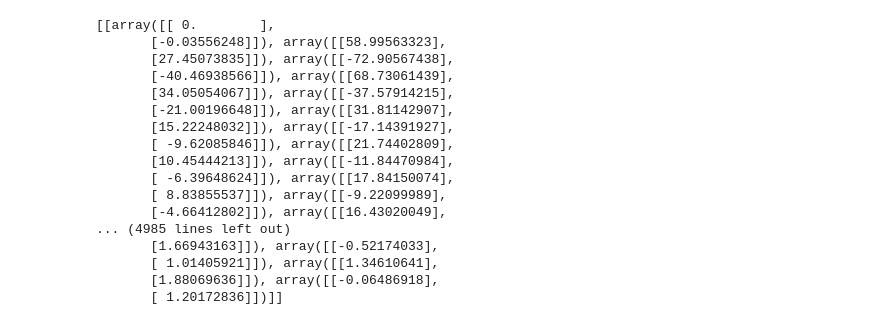
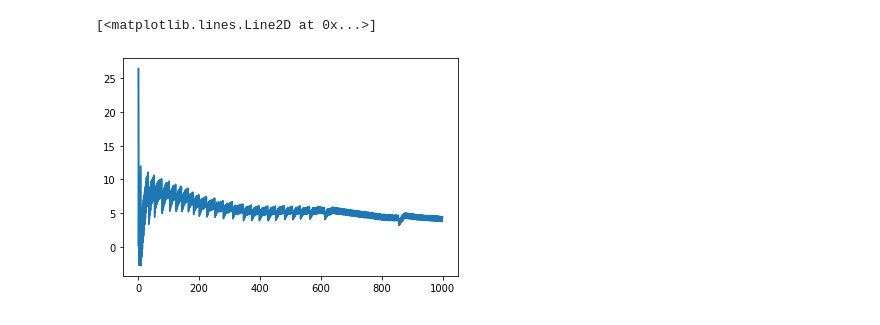
Before and after one commit to emilydiana/fairnessProxies, a Jupyter notebook: LinearProxies_JupyterNotebook.ipynb, the cells around one changed output. Drawn from its saved outputs; the diff is of its cells as text; code cells hidden in the pictures.

```diff
--- a/LinearProxies_JupyterNotebook.ipynb
+++ b/LinearProxies_JupyterNotebook.ipynb
@@ -72,24 +75,7 @@ plt.plot(coefficients_0)
-# %%
-print(coefficients)
-# %% [output]
-[[array([[ 0.        ],
-       [-0.03556248]]), array([[58.99563323],
-       [27.45073835]]), array([[-72.90567438],
-       [-40.46938566]]), array([[68.73061439],
-       [34.05054067]]), array([[-37.57914215],
-       [-21.00196648]]), array([[31.81142907],
-       [15.22248032]]), array([[-17.14391927],
-       [ -9.62085846]]), array([[21.74402809],
-       [10.45444213]]), array([[-11.84470984],
-       [ -6.39648624]]), array([[17.84150074],
-       [ 8.83855537]]), array([[-9.22099989],
-       [-4.66412802]]), array([[16.43020049],
-... (4985 lines left out)
-       [1.66943163]]), array([[-0.52174033],
-       [ 1.01405921]]), array([[1.34610641],
-       [1.88069636]]), array([[-0.06486918],
-       [ 1.20172836]])]]
 # %%
-coefficients_1 = [row[1] for row in coefficients]
+coefficients_1 = [row[2] for row in coefficients[1]]
 plt.plot(coefficients_1)
+# %% [output]
+[<matplotlib.lines.Line2D at 0x...>]
+[figure, added]
 # %%
```
Also changed, not shown: parts of 6 cells of this notebook.
